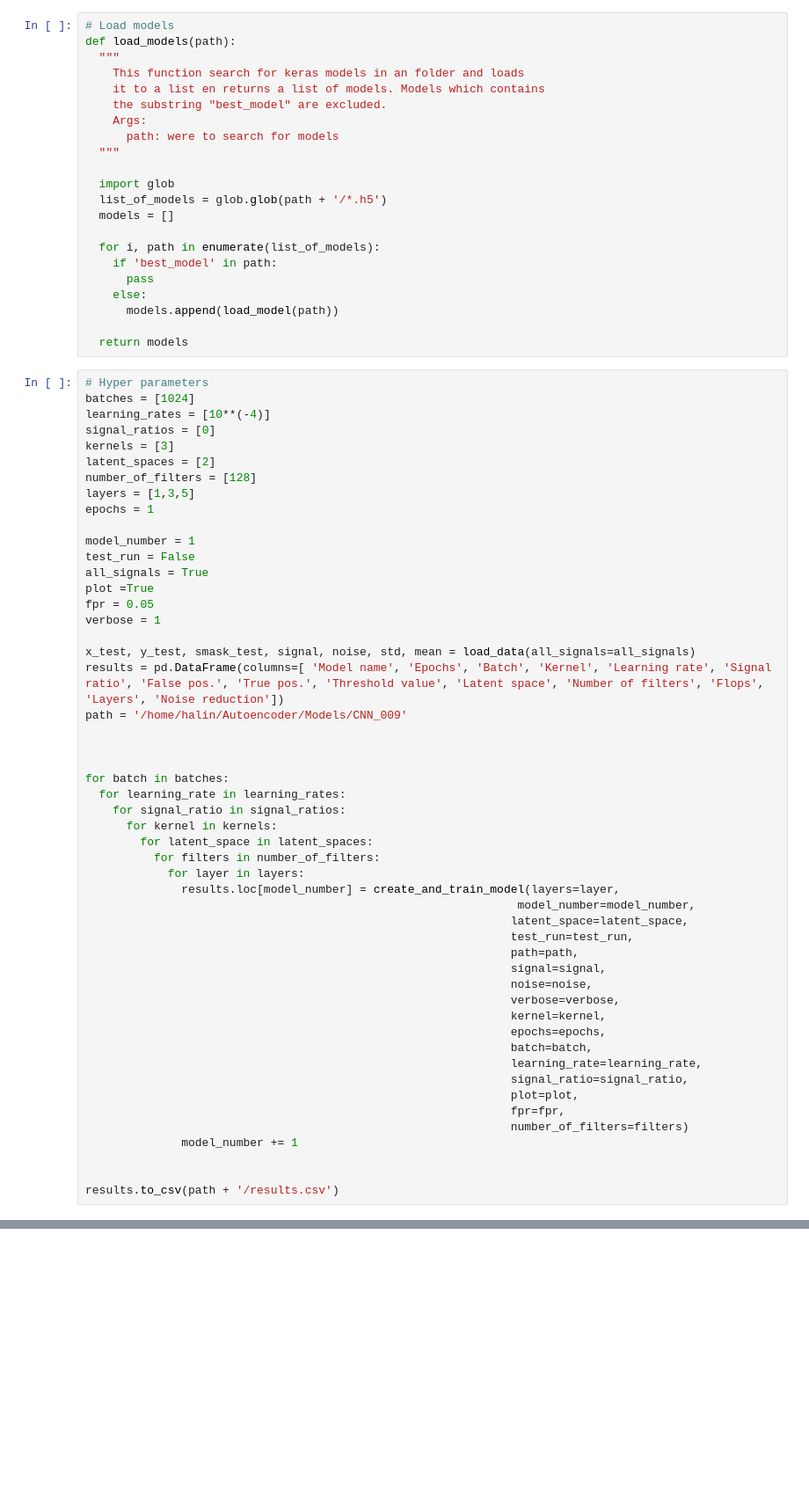
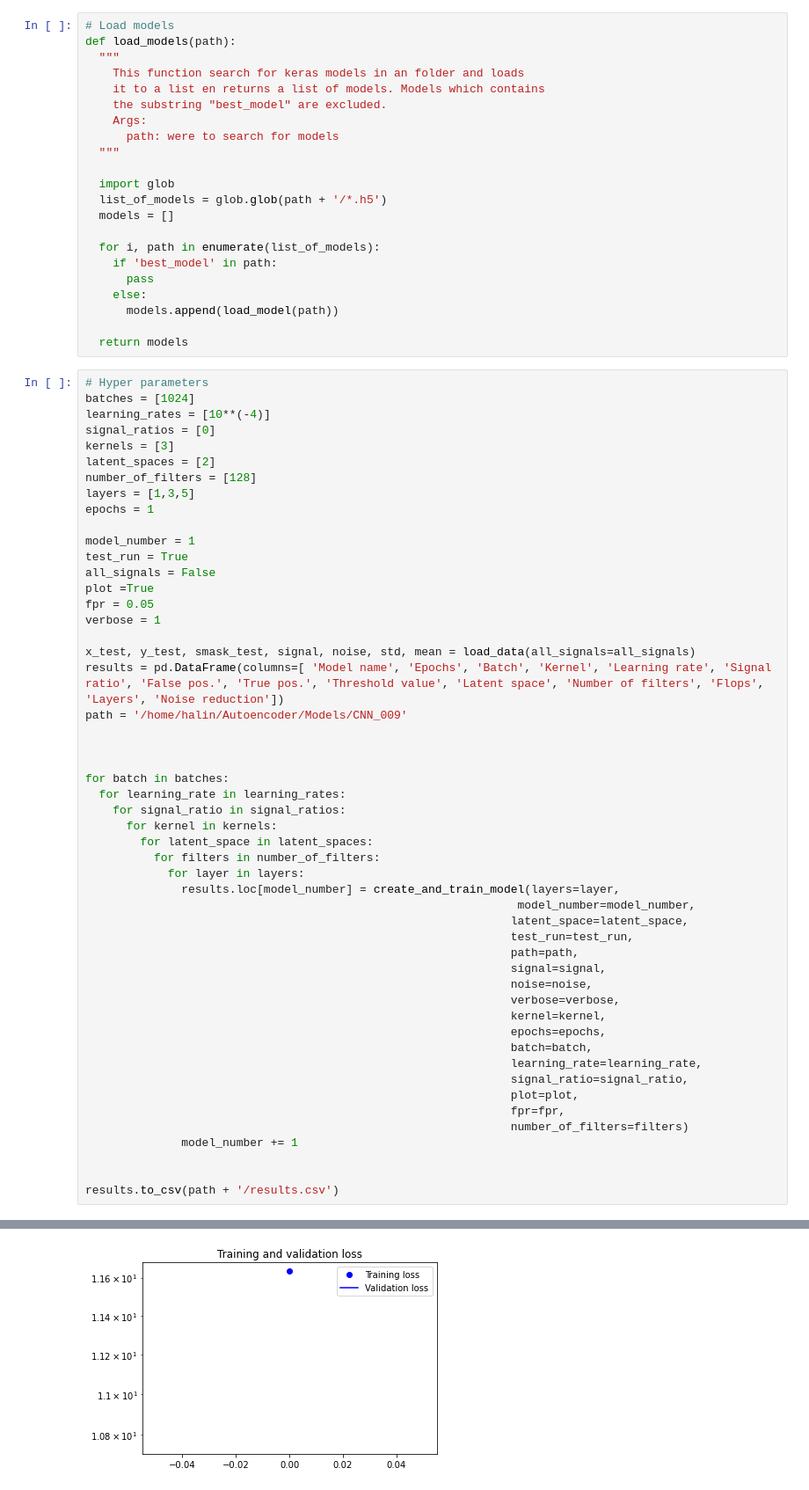
Before and after one commit to HansAlin/Autoencoder, a Jupyter notebook: Autoencoder_noise_rejection_CNN.ipynb, the cells around one changed output, grey strips where cells are left out. Shown: that part at 88% size. Cells and saved outputs as stored; diff of their text form; blank space fills up the shorter version.

```diff
--- a/Autoencoder_noise_rejection_CNN.ipynb
+++ b/Autoencoder_noise_rejection_CNN.ipynb
@@ -723,8 +723,8 @@ layers = [1,3,5]
 epochs = 1
 
 model_number = 1
-test_run = False
-all_signals = True
+test_run = True
+all_signals = False
 plot =True
 fpr = 0.05
 verbose = 1
@@ -762,3 +762,4 @@ for batch in batches:
 
 
 results.to_csv(path + '/results.csv')
+# %% [output]
@@ -764,0 +783 @@ results.to_csv(path + '/results.csv')
+[figure, added]
```
Also changed, not shown: parts of 6 cells of this notebook, 4 other files.
